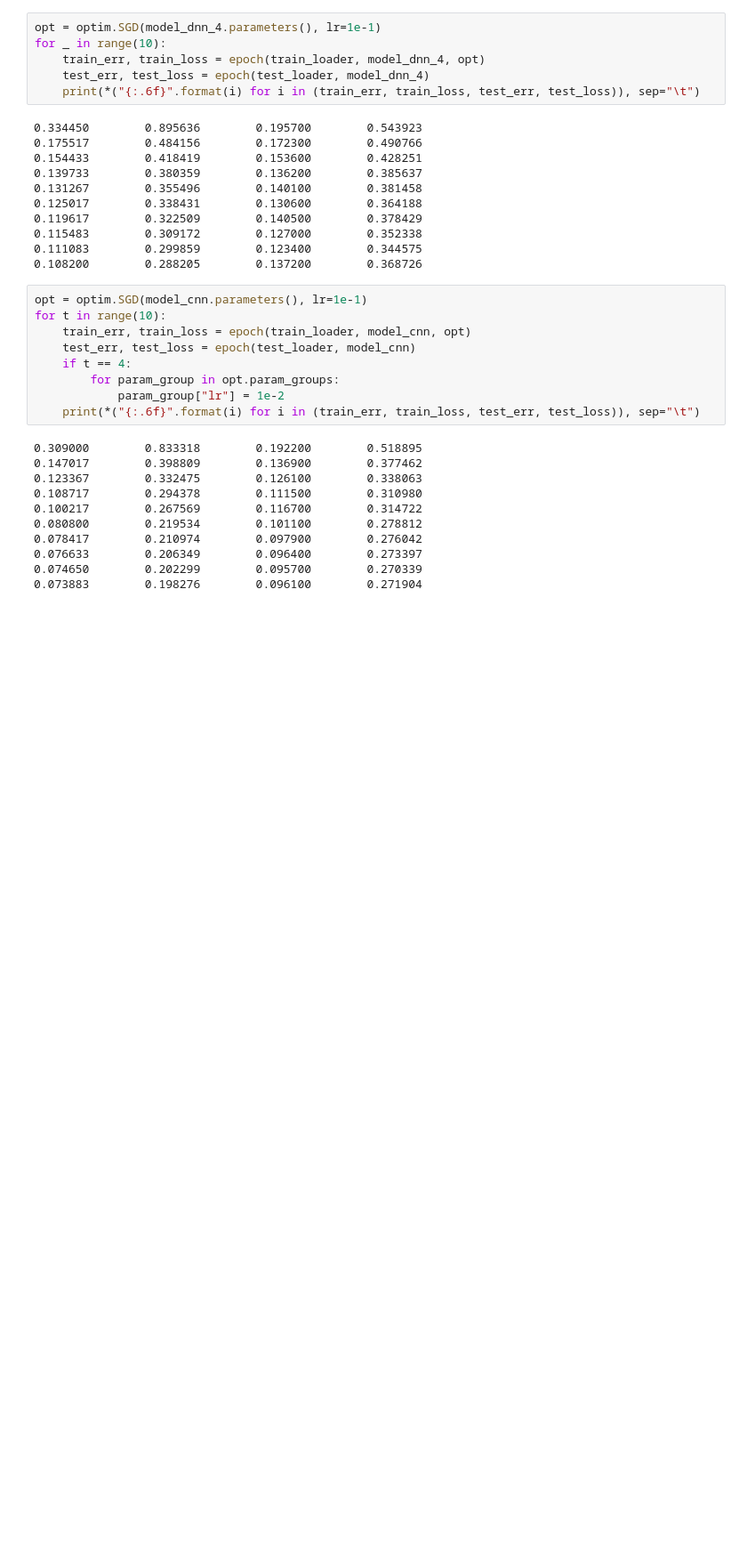
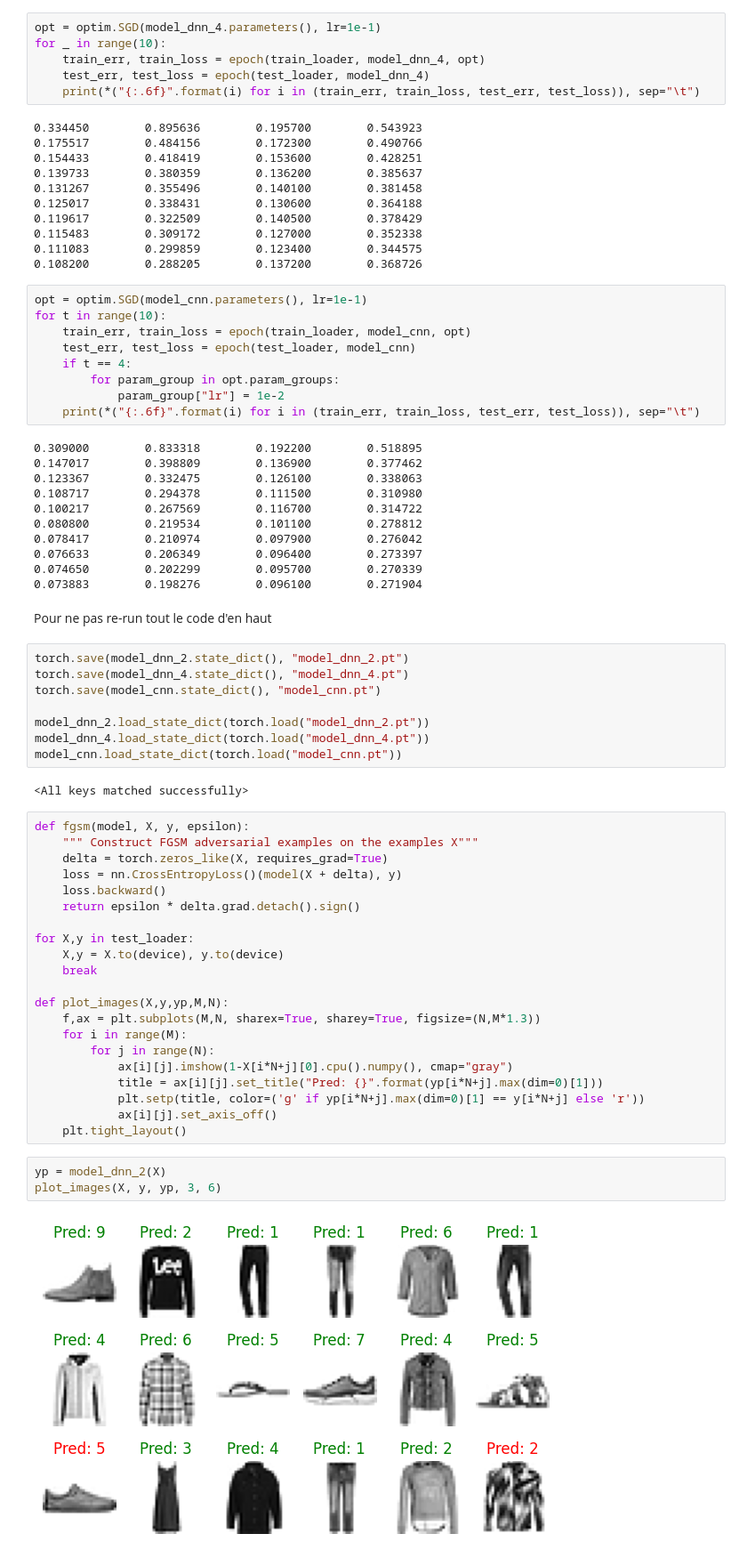
Before and after one commit to KOMBOU12/Marius, a Jupyter notebook: Adversarial_Robustness.ipynb, the cells around one changed output. Shown at 89% size. Saved outputs shown, nothing was run; the diff lists cells and outputs as text; blank space fills up the shorter version.

```diff
--- a/Adversarial_Robustness.ipynb
+++ b/Adversarial_Robustness.ipynb
@@ -546,3 +546,41 @@ for t in range(10):
 0.076633        0.206349        0.096400        0.273397
 0.074650        0.202299        0.095700        0.270339
 0.073883        0.198276        0.096100        0.271904
+# %% [markdown]
+Pour ne pas re-run tout le code d'en haut
+# %%
+torch.save(model_dnn_2.state_dict(), "model_dnn_2.pt")
+torch.save(model_dnn_4.state_dict(), "model_dnn_4.pt")
+torch.save(model_cnn.state_dict(), "model_cnn.pt")
+
+model_dnn_2.load_state_dict(torch.load("model_dnn_2.pt"))
+model_dnn_4.load_state_dict(torch.load("model_dnn_4.pt"))
+model_cnn.load_state_dict(torch.load("model_cnn.pt"))
+# %% [output]
+<All keys matched successfully>
+# %%
+def fgsm(model, X, y, epsilon):
+    """ Construct FGSM adversarial examples on the examples X"""
+    delta = torch.zeros_like(X, requires_grad=True)
+    loss = nn.CrossEntropyLoss()(model(X + delta), y)
+    loss.backward()
+    return epsilon * delta.grad.detach().sign()
+
+for X,y in test_loader:
+    X,y = X.to(device), y.to(device)
+    break
+
+def plot_images(X,y,yp,M,N):
+    f,ax = plt.subplots(M,N, sharex=True, sharey=True, figsize=(N,M*1.3))
+    for i in range(M):
+        for j in range(N):
+            ax[i][j].imshow(1-X[i*N+j][0].cpu().numpy(), cmap="gray")
+            title = ax[i][j].set_title("Pred: {}".format(yp[i*N+j].max(dim=0)[1]))
+            plt.setp(title, color=('g' if yp[i*N+j].max(dim=0)[1] == y[i*N+j] else 'r'))
+            ax[i][j].set_axis_off()
+    plt.tight_layout()
+# %%
+yp = model_dnn_2(X)
+plot_images(X, y, yp, 3, 6)
+# %% [output]
+[figure, added]
```
Also changed, not shown: parts of 6 cells of this notebook.
